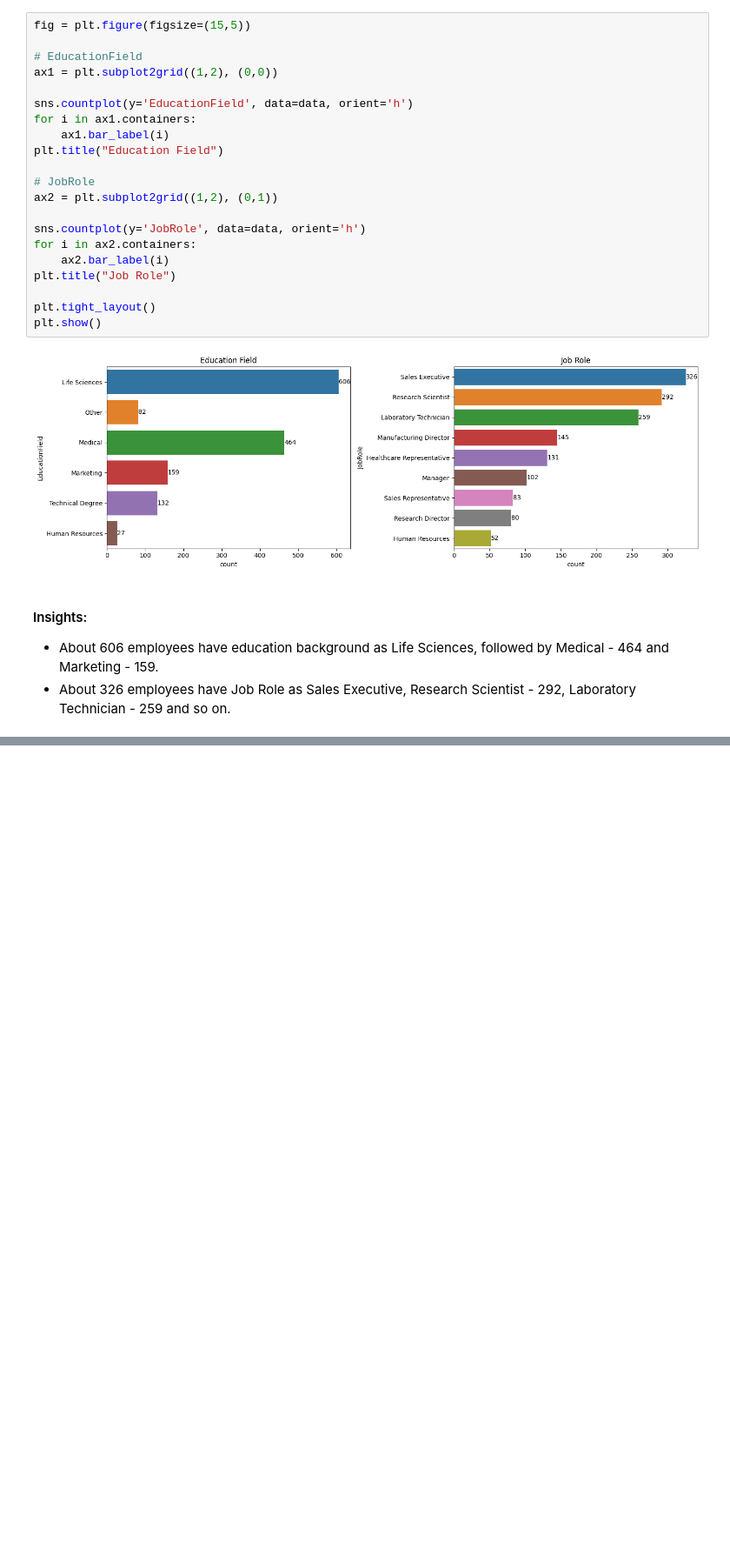
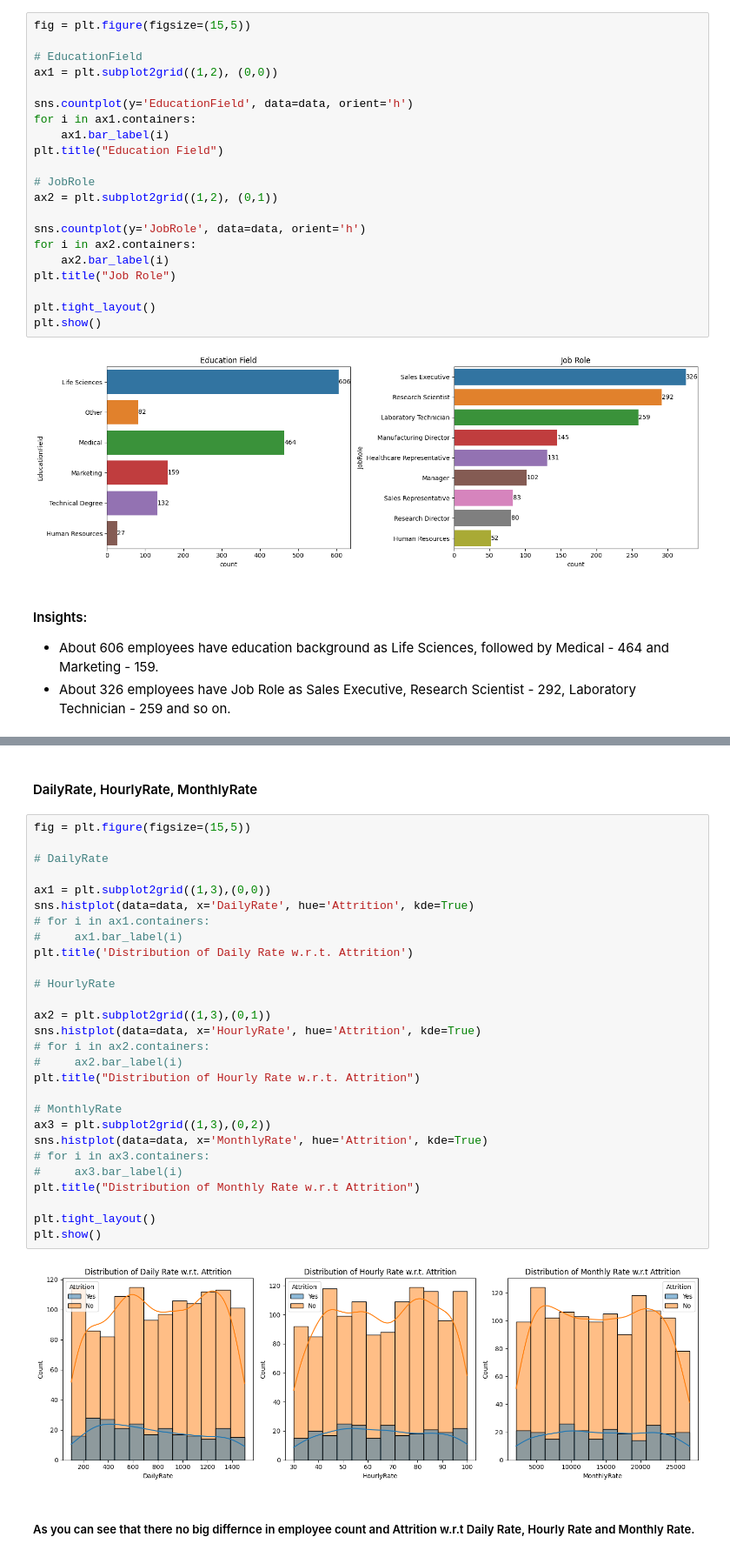
Before and after one commit to Akshay-Paunikar/IBM_Employee_Attrition_ML, a Jupyter notebook: notebook/IBM_Employee_Attrition_EDA.ipynb, the cells around one changed output, grey strips where cells are left out. Shown: that part at 87% size. Drawn from its saved outputs; the diff is of its cells as text; blank space fills up the shorter version.

```diff
--- a/notebook/IBM_Employee_Attrition_EDA.ipynb
+++ b/notebook/IBM_Employee_Attrition_EDA.ipynb
@@ -401,0 +440,34 @@ plt.show()
+# %% [markdown]
+#### DailyRate, HourlyRate, MonthlyRate
+# %%
+fig = plt.figure(figsize=(15,5))
+
+# DailyRate
+
+ax1 = plt.subplot2grid((1,3),(0,0))
+sns.histplot(data=data, x='DailyRate', hue='Attrition', kde=True)
+# for i in ax1.containers:
+#     ax1.bar_label(i)
+plt.title('Distribution of Daily Rate w.r.t. Attrition')
+
+# HourlyRate
+
+ax2 = plt.subplot2grid((1,3),(0,1))
+sns.histplot(data=data, x='HourlyRate', hue='Attrition', kde=True)
+# for i in ax2.containers:
+#     ax2.bar_label(i)
+plt.title("Distribution of Hourly Rate w.r.t. Attrition")
+
+# MonthlyRate
+ax3 = plt.subplot2grid((1,3),(0,2))
+sns.histplot(data=data, x='MonthlyRate', hue='Attrition', kde=True)
+# for i in ax3.containers:
+#     ax3.bar_label(i)
+plt.title("Distribution of Monthly Rate w.r.t Attrition")
+
+plt.tight_layout()
+plt.show()
+# %% [output]
+[figure, added]
+# %% [markdown]
+##### As you can see that there no big differnce in employee count and Attrition w.r.t Daily Rate, Hourly Rate and Monthly Rate.
```
Also changed, not shown: parts of 5 cells of this notebook.
